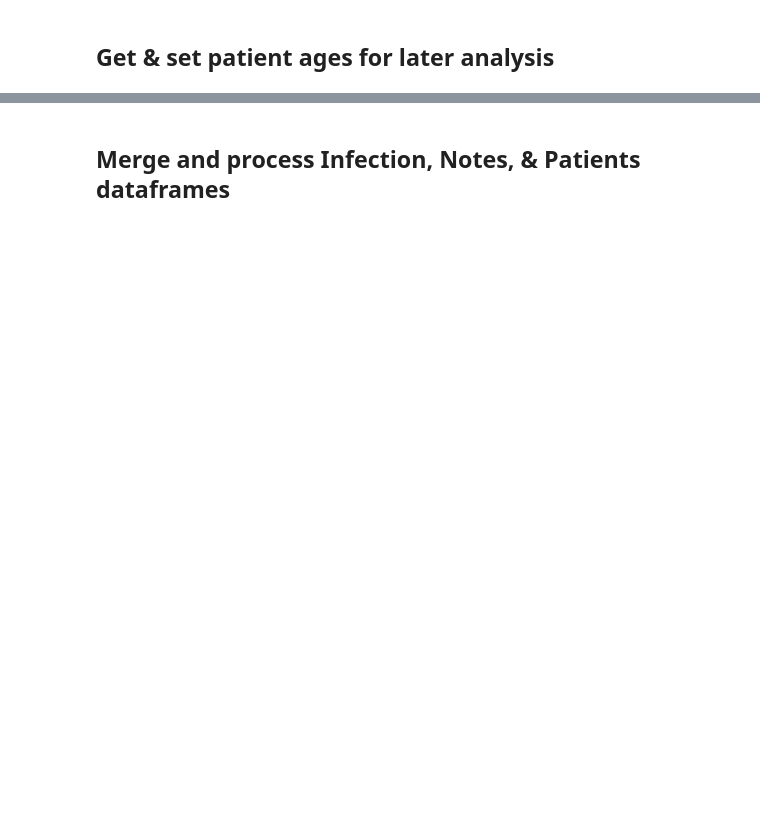
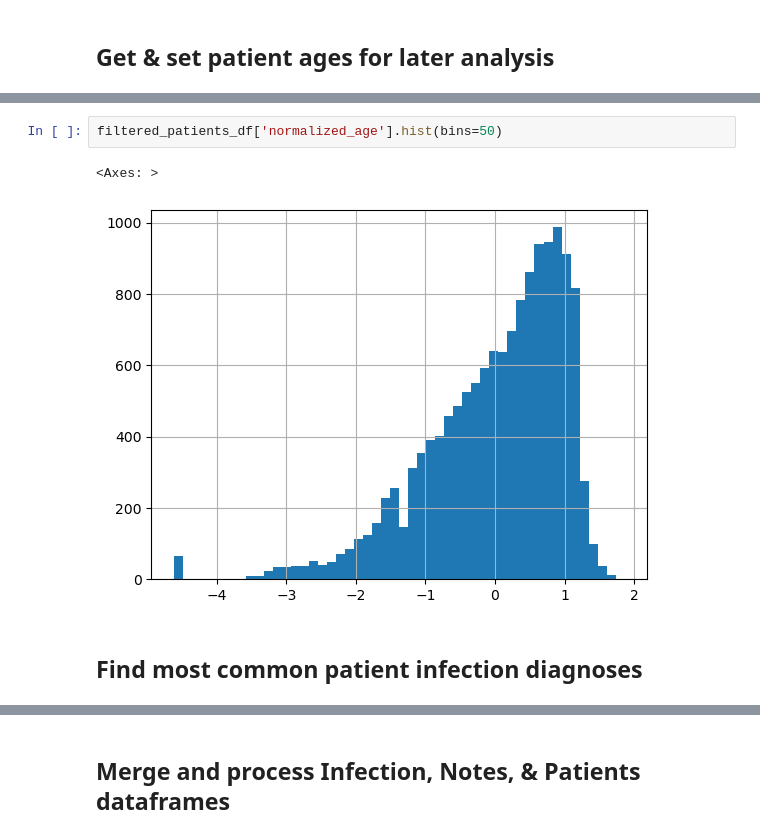
Before and after one commit to UT-Austin-MSAI-Program/ai-in-healthcare-ai395t, a Jupyter notebook: hw4-dl-tutorial/infection_model.ipynb, the cells around one changed output, grey strips where cells are left out. Cells and saved outputs as stored; diff of their text form; blank space fills up the shorter version.

```diff
--- a/hw4-dl-tutorial/infection_model.ipynb
+++ b/hw4-dl-tutorial/infection_model.ipynb
@@ -89,0 +70,7 @@ filtered_patients_df = patients_df[patients_df['age'] < 120]
+# %%
+filtered_patients_df['normalized_age'].hist(bins=50)
+# %% [output]
+<Axes: >
+[figure, added]
+# %% [markdown]
+## Find most common patient infection diagnoses
```
Also changed, not shown: parts of 52 cells of this notebook, 2 other files.
